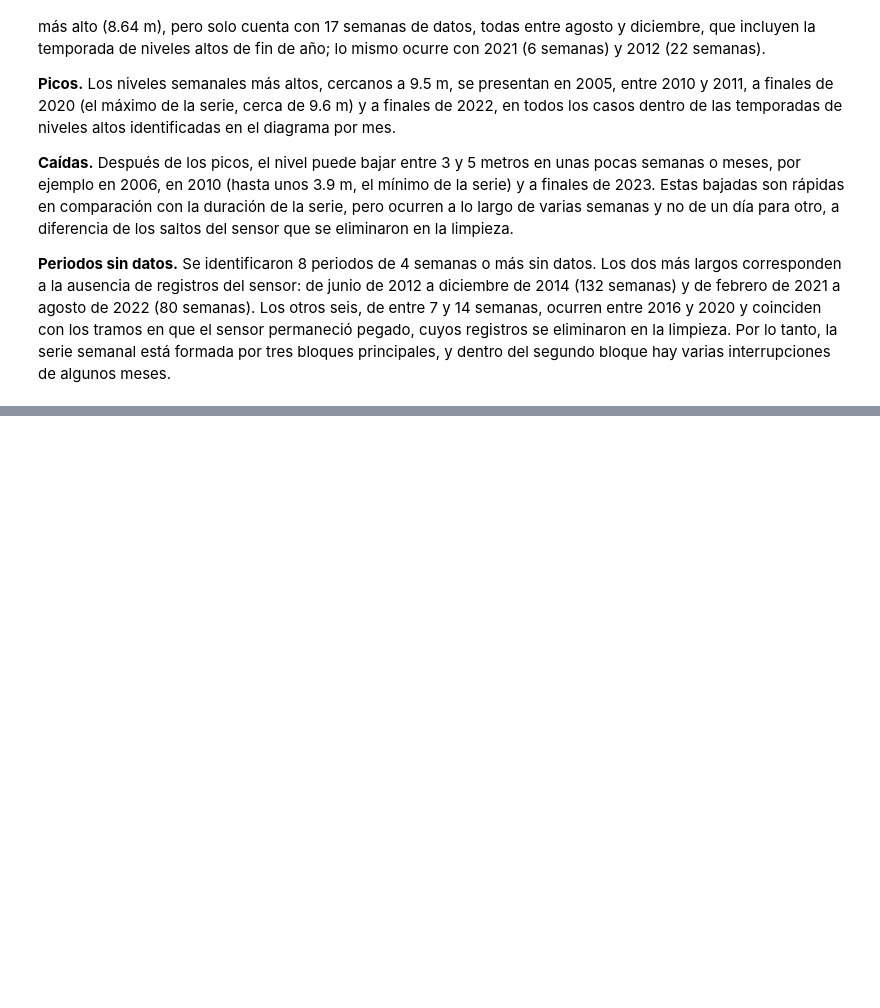
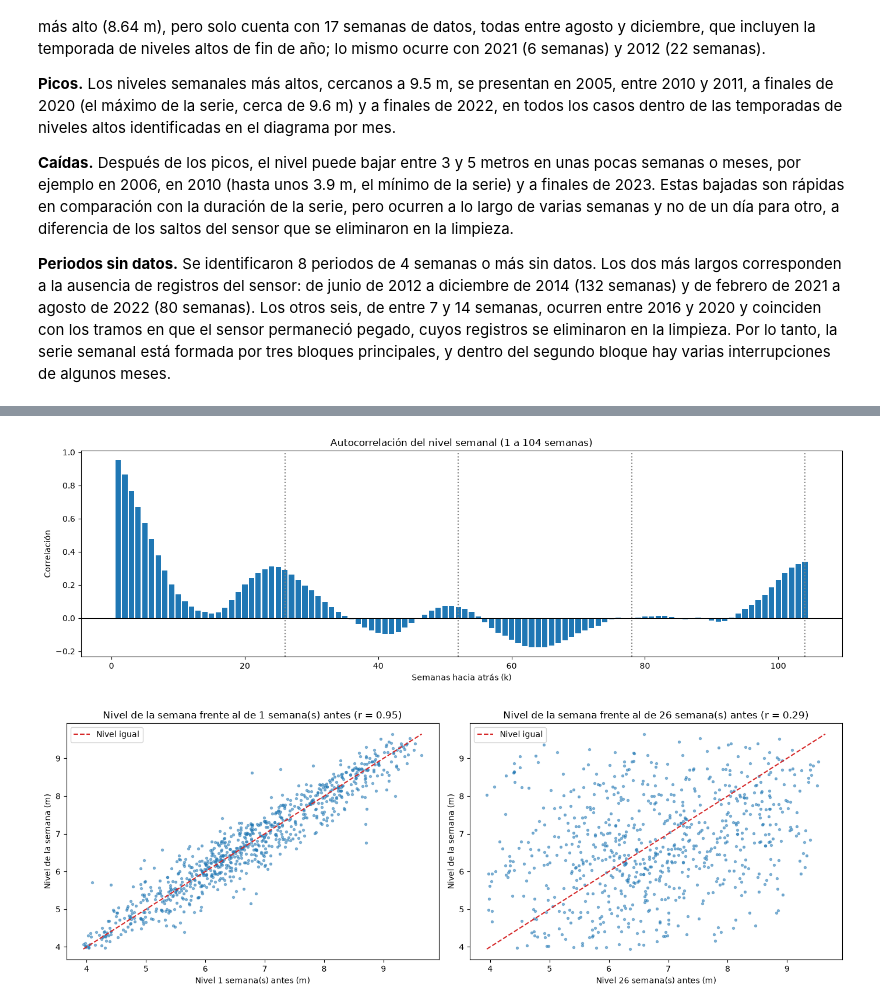
Before and after one commit to AlfonsoMSDL/Proyecto-Aprendizaje-Supervizado-IA, a Jupyter notebook: PromedioNivelMax.ipynb, the cells around one changed output, grey strips where cells are left out. Cells and saved outputs as stored; diff of their text form; code cells hidden in the pictures; blank space fills up the shorter version.

```diff
--- a/PromedioNivelMax.ipynb
+++ b/PromedioNivelMax.ipynb
@@ -988,0 +1102,31 @@ El promedio anual debe interpretarse con cuidado en los años incompletos. Por e
+# %%
+# Autocorrelación: correlación del nivel con su valor k semanas antes, para k de 1 a 104
+lags = range(1, 105)
+autocorrelacion = [df_semanal.autocorr(k) for k in lags]
+
+fig, ax = plt.subplots(figsize=(14, 4.5))
+ax.bar(lags, autocorrelacion, color="#1f77b4", width=0.8)
+ax.axhline(0, color="black", linewidth=0.8)
+for x in (26, 52, 78, 104):
+    ax.axvline(x, color="gray", linestyle=":")
+ax.set_title("Autocorrelación del nivel semanal (1 a 104 semanas)")
+ax.set_xlabel("Semanas hacia atrás (k)")
+ax.set_ylabel("Correlación")
+plt.tight_layout()
+plt.show()
+
+# Gráficas de dispersión: nivel actual frente al de 1 y 26 semanas antes
+fig, axes = plt.subplots(1, 2, figsize=(14, 5))
+limites = [df_semanal.min(), df_semanal.max()]
+for ax, k in zip(axes, [1, 26]):
+    ax.scatter(tabla_rezagos[f"t-{k}"], tabla_rezagos["nivel_t"], s=8, alpha=0.5, color="#1f77b4")
+    ax.plot(limites, limites, color="#d62728", linestyle="--", label="Nivel igual")
+    ax.set_title(f"Nivel de la semana frente al de {k} semana(s) antes (r = {correlaciones.loc['nivel_t', f't-{k}']:.2f})")
+    ax.set_xlabel(f"Nivel {k} semana(s) antes (m)")
+    ax.set_ylabel("Nivel de la semana (m)")
+    ax.legend()
+plt.tight_layout()
+plt.show()
+# %% [output]
+[figure, added]
+[figure, added]
```
Also changed, not shown: parts of 35 cells of this notebook.
